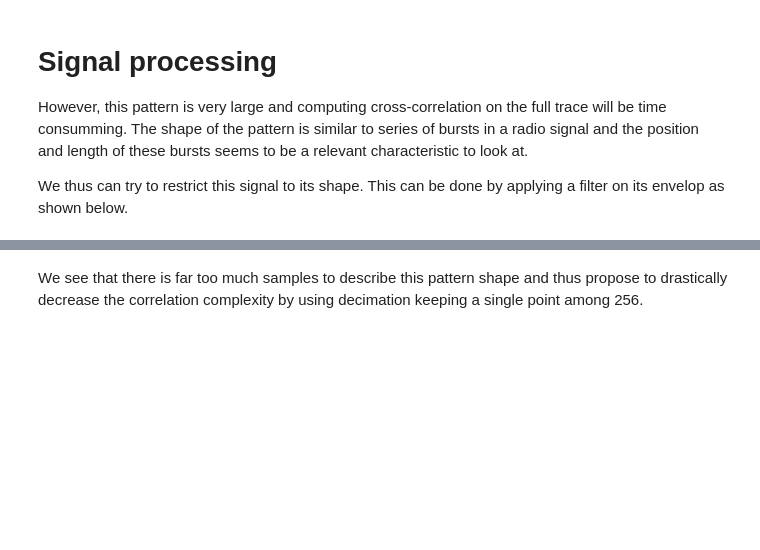
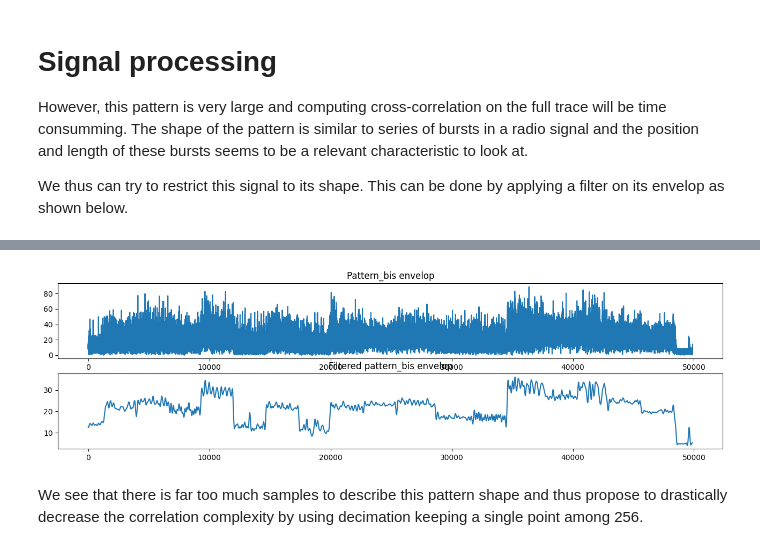
Before and after one commit to Bolster2k/sca-bike, a Jupyter notebook: Outer-Iterations Detection (C implementation).ipynb, the cells around one changed output, grey strips where cells are left out. Cells and saved outputs as stored; diff of their text form; code cells hidden in the pictures; blank space fills up the shorter version.

```diff
--- a/Outer-Iterations Detection (C implementation).ipynb
+++ b/Outer-Iterations Detection (C implementation).ipynb
@@ -160,3 +174,15 @@ plt.show()
+# %%
+env_pattern_bis = np.abs(hilbert(pattern_bis))
+sos = butter(4, 0.01, output='sos')
+proc_pattern_bis = sosfiltfilt(sos, env_pattern_bis)
+fig, axes = plt.subplots(2,1,figsize=(16,4))
+axes[0].plot(env_pattern_bis)
+axes[0].set_title('Pattern_bis envelop')
+axes[1].plot(proc_pattern_bis)
+axes[1].set_title('Filtered pattern_bis envelop')
+plt.show()
+# %% [output]
+[figure, added]
 # %% [markdown]
 We see that there is far too much samples to describe this pattern shape and thus propose to drastically decrease the correlation complexity by using decimation keeping a single point among 256.
 # %%
```
Also changed, not shown: parts of 8 cells of this notebook.
